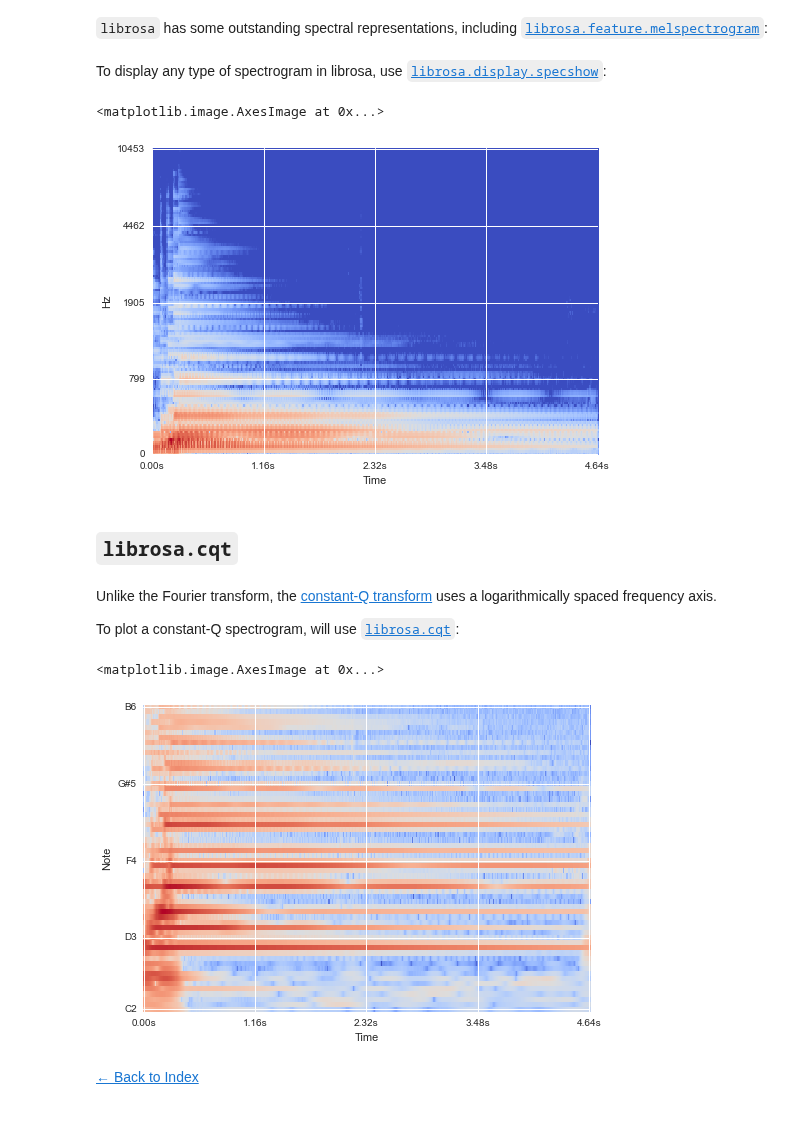
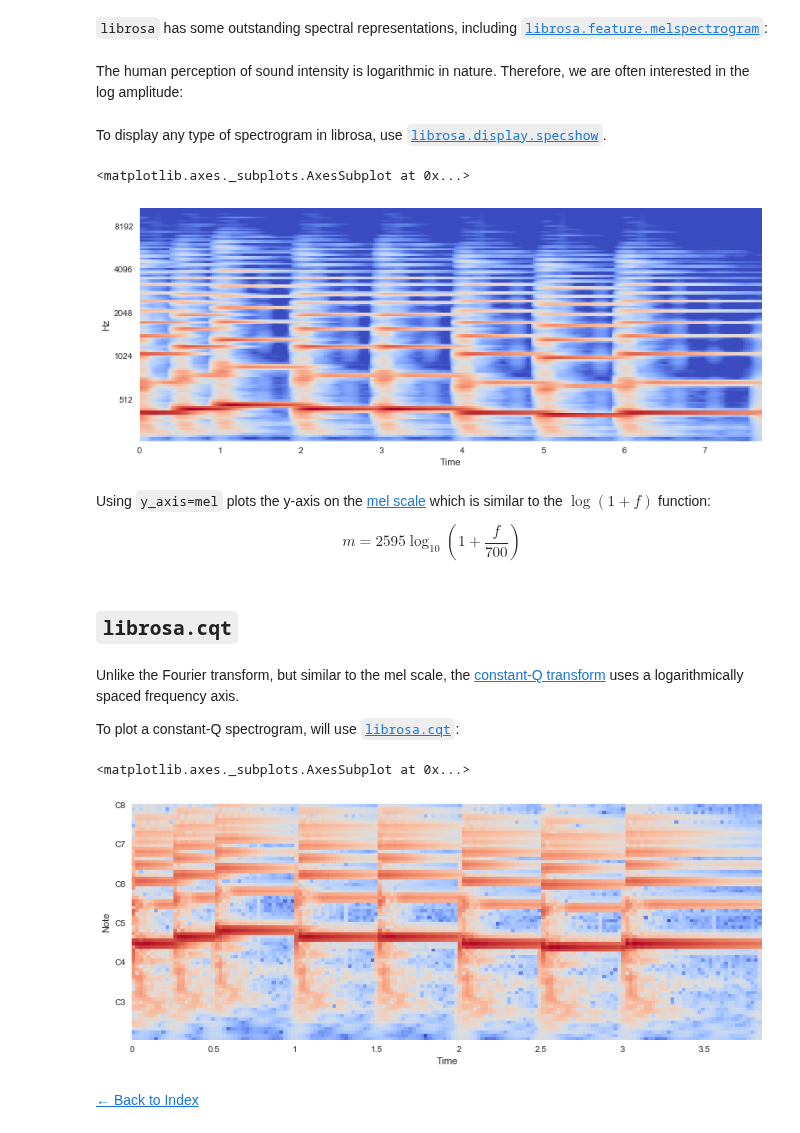
Before and after one commit to iranroman/musicinformationretrieval.com, a Jupyter notebook: stft.ipynb, the cells around one changed output. Cells and saved outputs as stored; diff of their text form; code cells hidden in the pictures.

```diff
--- a/stft.ipynb
+++ b/stft.ipynb
@@ -3,3 +1,9 @@ import numpy, scipy, matplotlib.pyplot as plt, pandas, librosa
+# %%
+%matplotlib inline
+import seaborn
+import numpy, scipy, matplotlib.pyplot as plt, IPython.display as ipd
+import librosa, librosa.display
+plt.rcParams['figure.figsize'] = (13, 5)
 # %% [markdown]
 [&larr; Back to Index](index.html)
 # %% [markdown]
@@ -9,8 +12,0 @@ Let's download and listen to a file:
-# %%
-import urllib
-urllib.urlretrieve('http://audio.musicinformationretrieval.com/c_strum.wav')
-
-x, fs = librosa.load('c_strum.wav', sr=44100)
-
-from IPython.display import Audio
-Audio(x, rate=fs)
@@ -18,0 +13,3 @@ Audio(x, rate=fs)
+# %%
+x, sr = librosa.load('audio/simple_piano.wav')
+ipd.Audio(x, rate=sr)
@@ -38,5 +26,6 @@ plt.ylabel('Frequency (Hz)')
 # %% [markdown]
 `librosa` has some outstanding spectral representations, including [`librosa.feature.melspectrogram`](http://bmcfee.github.io/librosa/generated/librosa.feature.melspectrogram.html#librosa.feature.melspectrogram):
 # %%
-S = librosa.feature.melspectrogram(x, sr=fs, n_fft=1024)
-logS = librosa.logamplitude(S)
+S = librosa.feature.melspectrogram(x, sr=sr, n_fft=4096, hop_length=256)
+# %% [markdown]
+The human perception of sound intensity is logarithmic in nature. Therefore, we are often interested in the log amplitude:
@@ -43,23 +34,27 @@ logS = librosa.logamplitude(S)
 # %% [markdown]
-To display any type of spectrogram in librosa, use [`librosa.display.specshow`](http://bmcfee.github.io/librosa/generated/librosa.display.specshow.html):
+To display any type of spectrogram in librosa, use [`librosa.display.specshow`](http://bmcfee.github.io/librosa/generated/librosa.display.specshow.html).
 # %%
-librosa.display.specshow(logS, sr=fs, x_axis='time', y_axis='mel')
+librosa.display.specshow(logS, sr=sr, x_axis='time', y_axis='mel')
 # %% [output]
-<matplotlib.image.AxesImage at 0x...>
+<matplotlib.axes._subplots.AxesSubplot at 0x...>
-[figure, old version]
+[figure, new version]
+# %% [markdown]
+Using `y_axis=mel` plots the y-axis on the [mel scale](https://en.wikipedia.org/wiki/Mel_scale) which is similar to the $\log (1 + f)$ function:
+
+$$ m = 2595 \log_{10} \left(1 + \frac{f}{700} \right) $$
 # %% [markdown]
 ## `librosa.cqt`
 # %% [markdown]
-Unlike the Fourier transform, the [constant-Q transform](http://en.wikipedia.org/wiki/Constant_Q_transform) uses a logarithmically spaced frequency axis.
+Unlike the Fourier transform, but similar to the mel scale, the [constant-Q transform](http://en.wikipedia.org/wiki/Constant_Q_transform) uses a logarithmically spaced frequency axis.
 
 To plot a constant-Q spectrogram, will use [`librosa.cqt`](http://bmcfee.github.io/librosa/generated/librosa.core.cqt.html#librosa.core.cqt):
 # %%
 fmin = librosa.midi_to_hz(36)
-C = librosa.cqt(x, sr=fs, fmin=fmin, n_bins=60)
+C = librosa.cqt(x, sr=sr, fmin=fmin, n_bins=72)
 logC = librosa.logamplitude(C)
-librosa.display.specshow(logC, sr=fs, x_axis='time', y_axis='cqt_note', fmin=fmin, cmap='coolwarm')
+librosa.display.specshow(logC, sr=sr, x_axis='time', y_axis='cqt_note', fmin=fmin, cmap='coolwarm')
 # %% [output]
-<matplotlib.image.AxesImage at 0x...>
+<matplotlib.axes._subplots.AxesSubplot at 0x...>
-[figure, old version]
+[figure, new version]
 # %% [markdown]
 [&larr; Back to Index](index.html)
```
Also changed, not shown: parts of 9 cells of this notebook, 3 other files.
